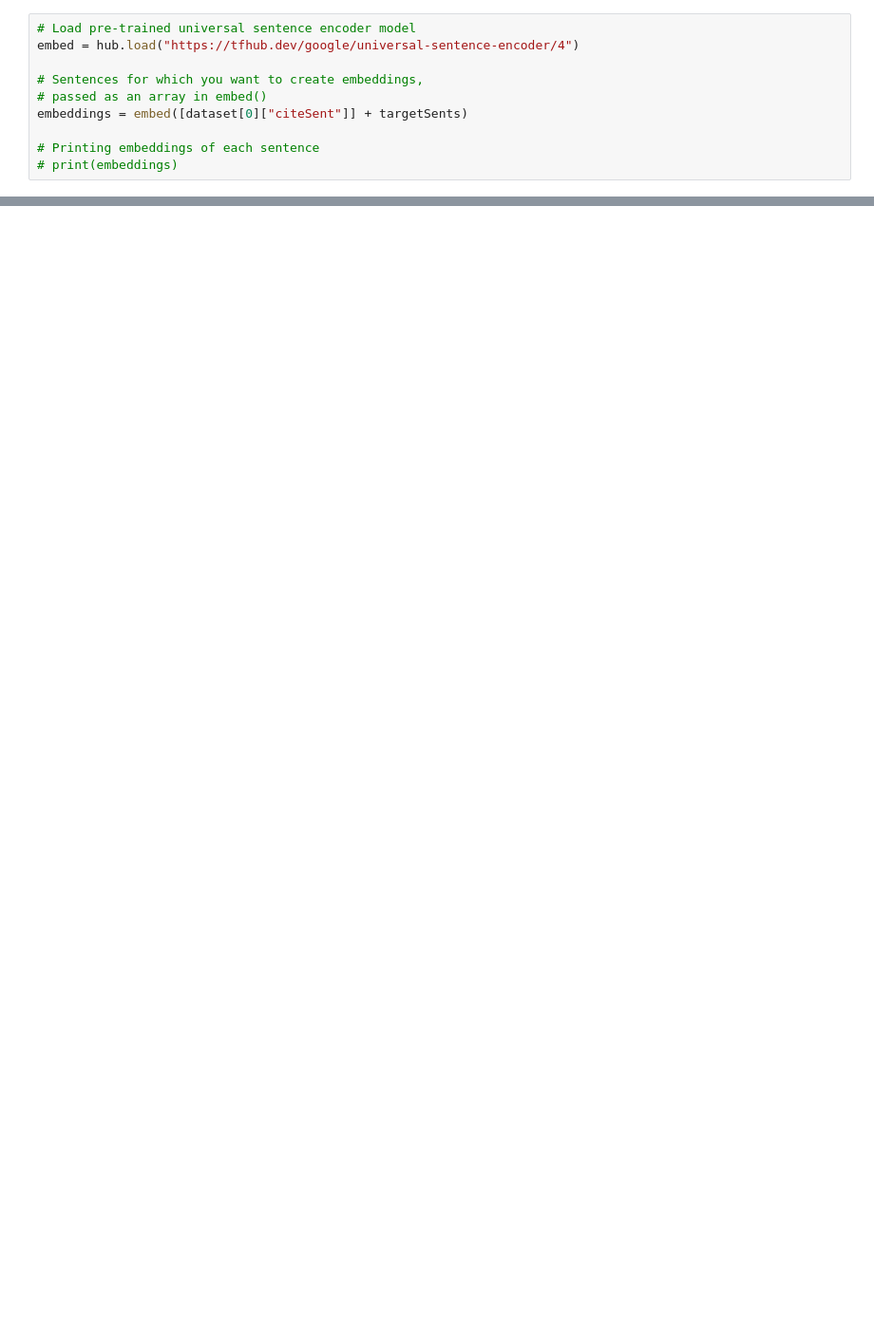
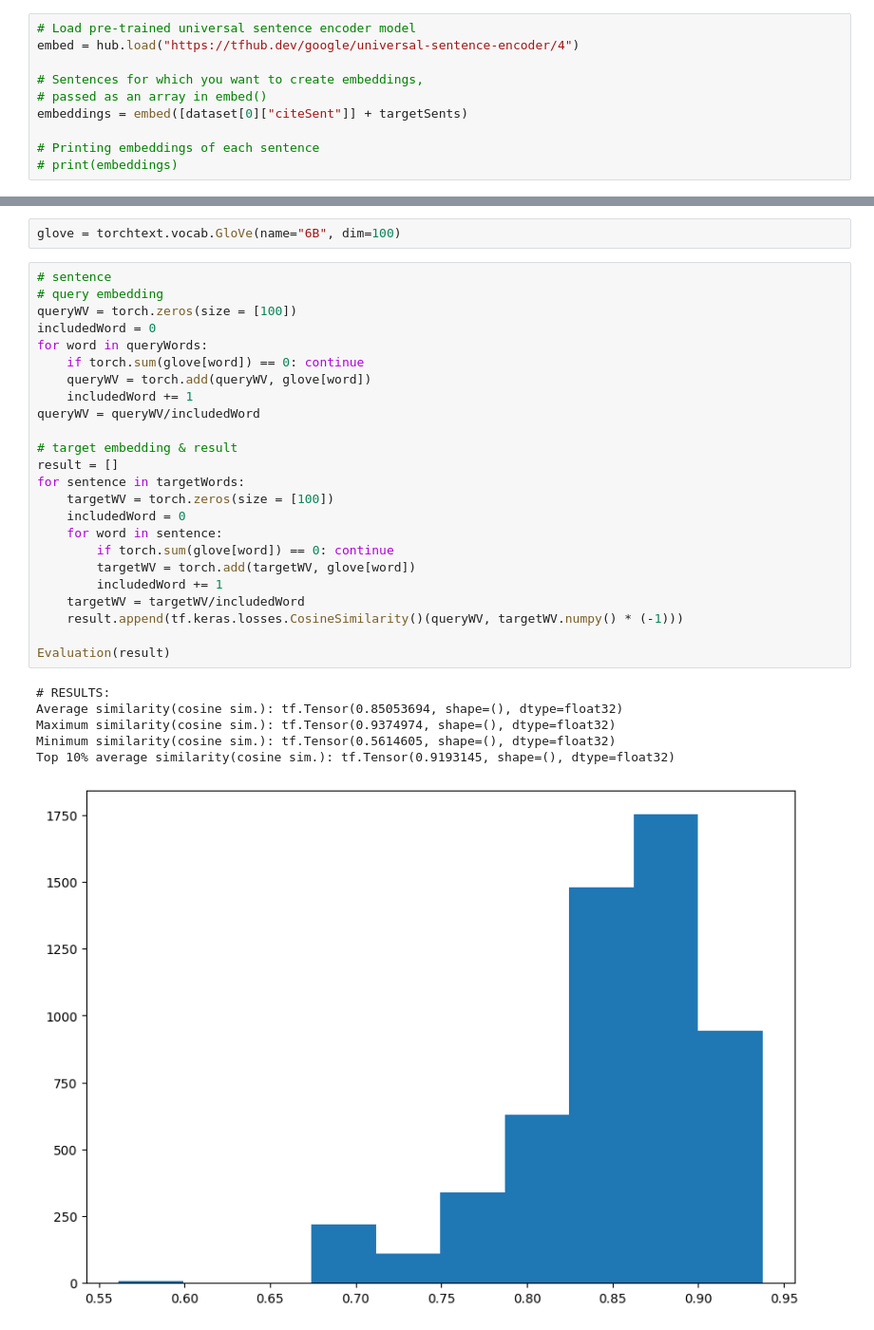
Before and after one commit to tgchen321/NLP_EmbedFintechJournal, a Jupyter notebook: 3. Research data/FreeGPU.ipynb, the cells around one changed output, grey strips where cells are left out. Shown at 95% size. Drawn from its saved outputs; the diff is of its cells as text; blank space fills up the shorter version.

```diff
--- a/3. Research data/FreeGPU.ipynb
+++ b/3. Research data/FreeGPU.ipynb
@@ -96,0 +103,33 @@ Top 10% average similarity(cosine sim.): 0.2824981524830773
+# %%
+glove = torchtext.vocab.GloVe(name="6B", dim=100)
+# %%
+# sentence
+# query embedding
+queryWV = torch.zeros(size = [100])
+includedWord = 0
+for word in queryWords:
+    if torch.sum(glove[word]) == 0: continue
+    queryWV = torch.add(queryWV, glove[word])
+    includedWord += 1
+queryWV = queryWV/includedWord
+
+# target embedding & result
+result = []
+for sentence in targetWords:
+    targetWV = torch.zeros(size = [100])
+    includedWord = 0
+    for word in sentence:
+        if torch.sum(glove[word]) == 0: continue
+        targetWV = torch.add(targetWV, glove[word])
+        includedWord += 1
+    targetWV = targetWV/includedWord
+    result.append(tf.keras.losses.CosineSimilarity()(queryWV, targetWV.numpy() * (-1)))
+
+Evaluation(result)
+# %% [output]
+# RESULTS:
+Average similarity(cosine sim.): tf.Tensor(0.85053694, shape=(), dtype=float32)
+Maximum similarity(cosine sim.): tf.Tensor(0.9374974, shape=(), dtype=float32)
+Minimum similarity(cosine sim.): tf.Tensor(0.5614605, shape=(), dtype=float32)
+Top 10% average similarity(cosine sim.): tf.Tensor(0.9193145, shape=(), dtype=float32)
+[figure, added]
```
Also changed, not shown: parts of 6 cells of this notebook.
